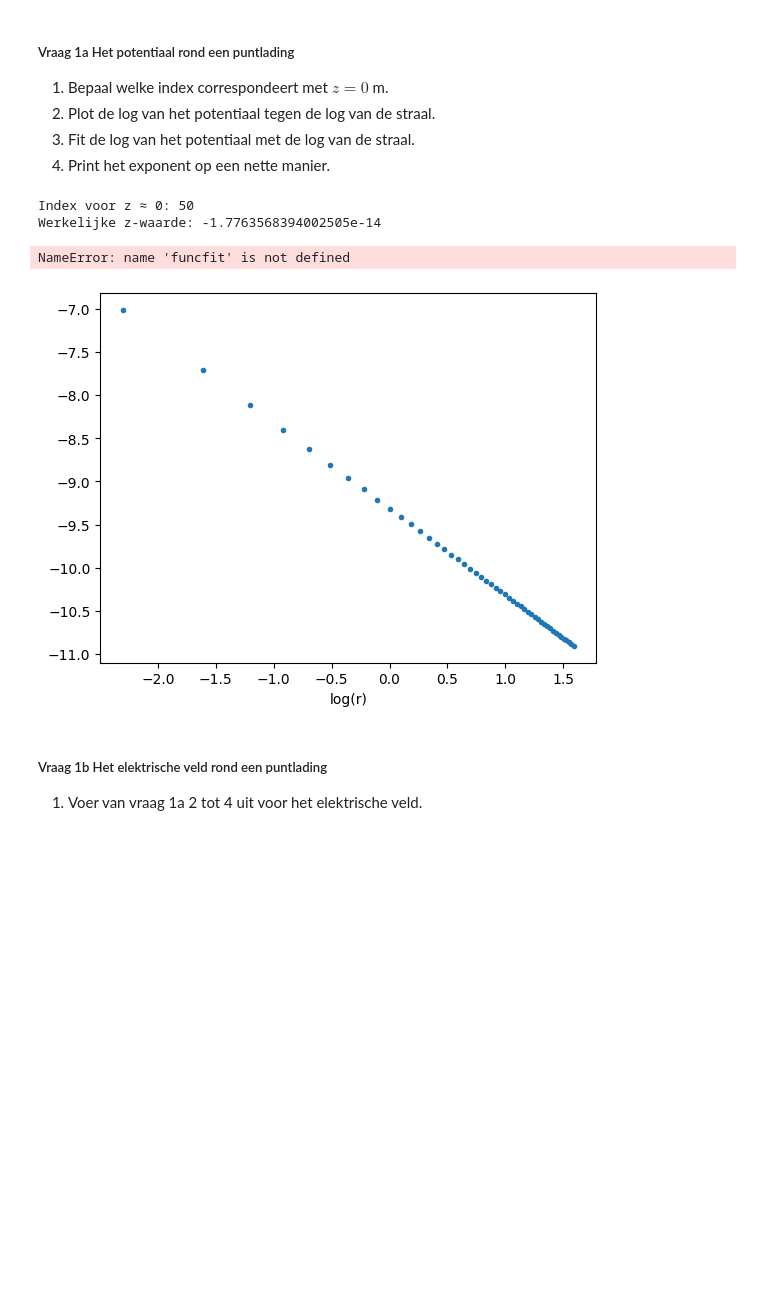
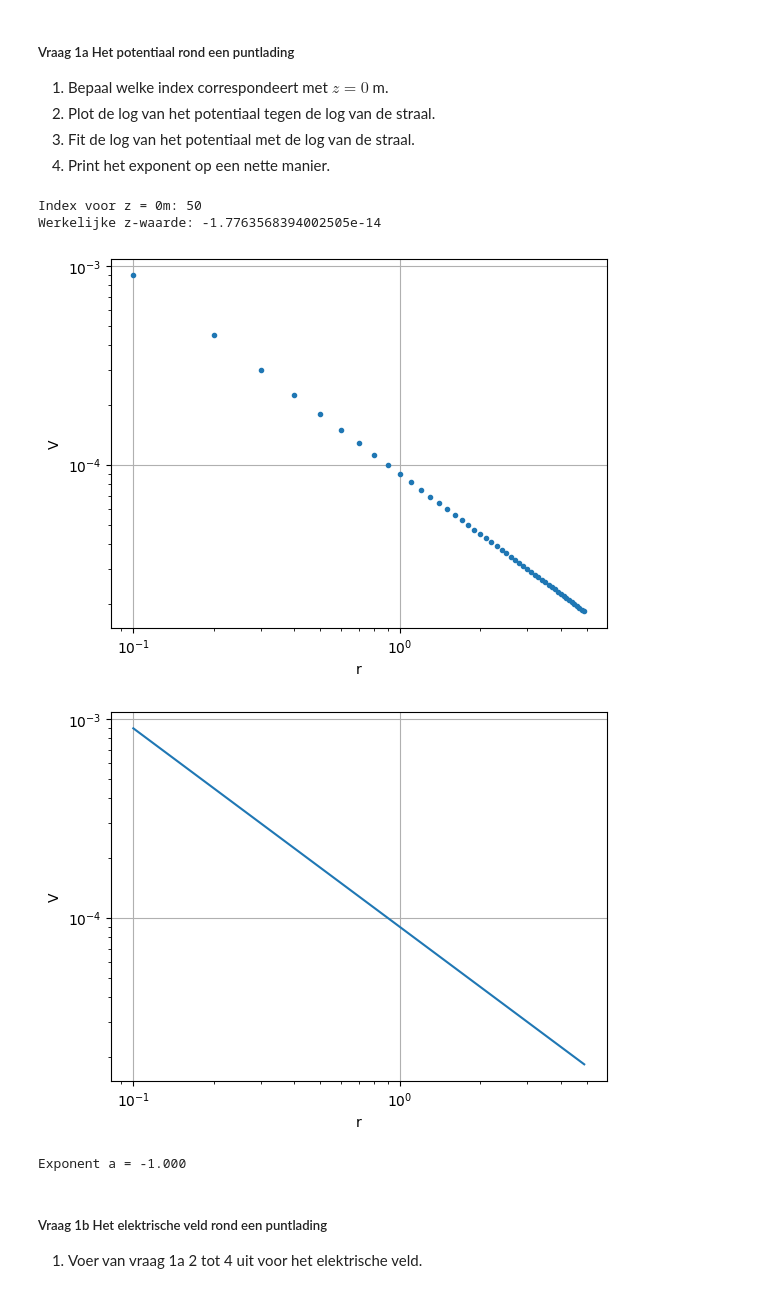
Before and after one commit to sdwijnands/opdrachten-DEF-D, a Jupyter notebook: DigitaleOntwerpopdrachten/1CondensatorOpdracht/CondensatorOntwerpopdracht.ipynb, the cells around one changed output. Saved outputs shown, nothing was run; the diff lists cells and outputs as text; code cells hidden in the pictures; blank space fills up the shorter version.

```diff
--- a/DigitaleOntwerpopdrachten/1CondensatorOpdracht/CondensatorOntwerpopdracht.ipynb
+++ b/DigitaleOntwerpopdrachten/1CondensatorOpdracht/CondensatorOntwerpopdracht.ipynb
@@ -89,48 +89,59 @@ plot_results_pt_charge_at_origin(Ez, Er, normE, V, r, z, grid_step)
 # %%
 ###
 ###Hier jouw code###
 ###
 from scipy.optimize import curve_fit
 
-# Vraag 1
-iz0 = np.argmin(np.abs(z))
-print("Index voor z ≈ 0:", iz0)
-print("Werkelijke z-waarde:", z[iz0])
+# Vraag 1a
+z0 = np.argmin(np.abs(z))
+print("Index voor z = 0m:", z0)
+print("Werkelijke z-waarde:", z[z0])
 
-#Vraag 2
-V_z0 = V[iz0, :]
+
+#Vraag 1b
+V_z0 = V[z0, :]
 
 plt.figure()
-plt.plot(np.log(r[1:]), np.log(np.abs(V_z0[1:])), ".")
-plt.xlabel("log(r)")
-plt.plot(funcfit, )
-plt.ylabel("log(V)")
+plt.loglog((r[1:]), (np.abs(V_z0[1:])), ".")
+plt.xlabel("r")
+
+plt.ylabel("V")
 plt.grid()
 
 plt.show()
 
-#Vraag 3
+#Vraag 1c
 r_fit = r[1:]
 V_fit = np.abs(V_z0[1:])
 
 a, b = np.polyfit(np.log(r[1:]), np.log(np.abs(V_z0[1:])), 1)
-a
+
 def funcfit(r, A, a):
     return A *r**a
-
 
 popt, pcov = curve_fit(funcfit, r_fit, V_fit)
 A, a = popt
 
+r_plot = np.linspace(min(r_fit), max(r_fit), 200)
+plt.figure()
+plt.loglog(r_plot, funcfit(r_plot, A, a))
+plt.xlabel("r")
 
-#Vraag 4
+plt.ylabel("V")
+plt.grid()
+
+plt.show()
+
+
+#Vraag 1d
 
 print(f"Exponent a = {a:.3f}")
 # %% [output]
-Index voor z ≈ 0: 50
+Index voor z = 0m: 50
 Werkelijke z-waarde: -1.7763568394002505e-14
+[figure, new version]
+[figure, added]
-NameError: name 'funcfit' is not defined
+Exponent a = -1.000
-[figure, old version]
 # %% [markdown]
 ##### Vraag 1b Het elektrische veld rond een puntlading
 1. Voer van vraag 1a 2 tot 4 uit voor het elektrische veld.
```
Also changed, not shown: parts of 1 cell of this notebook.
